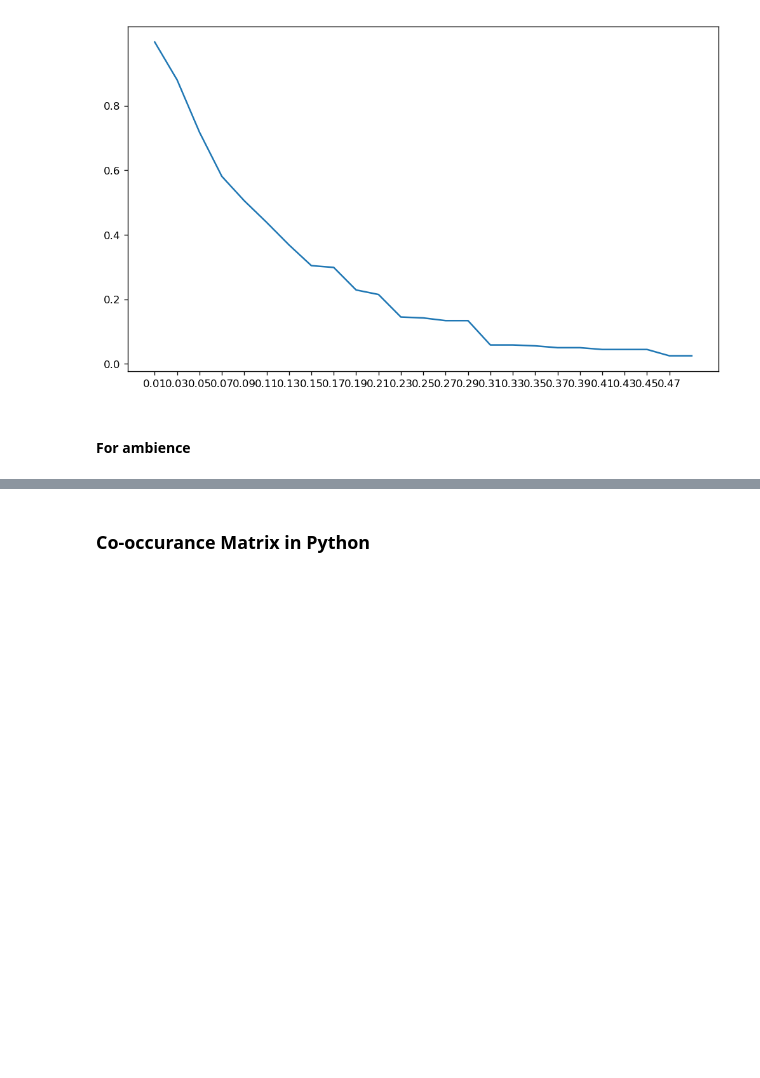
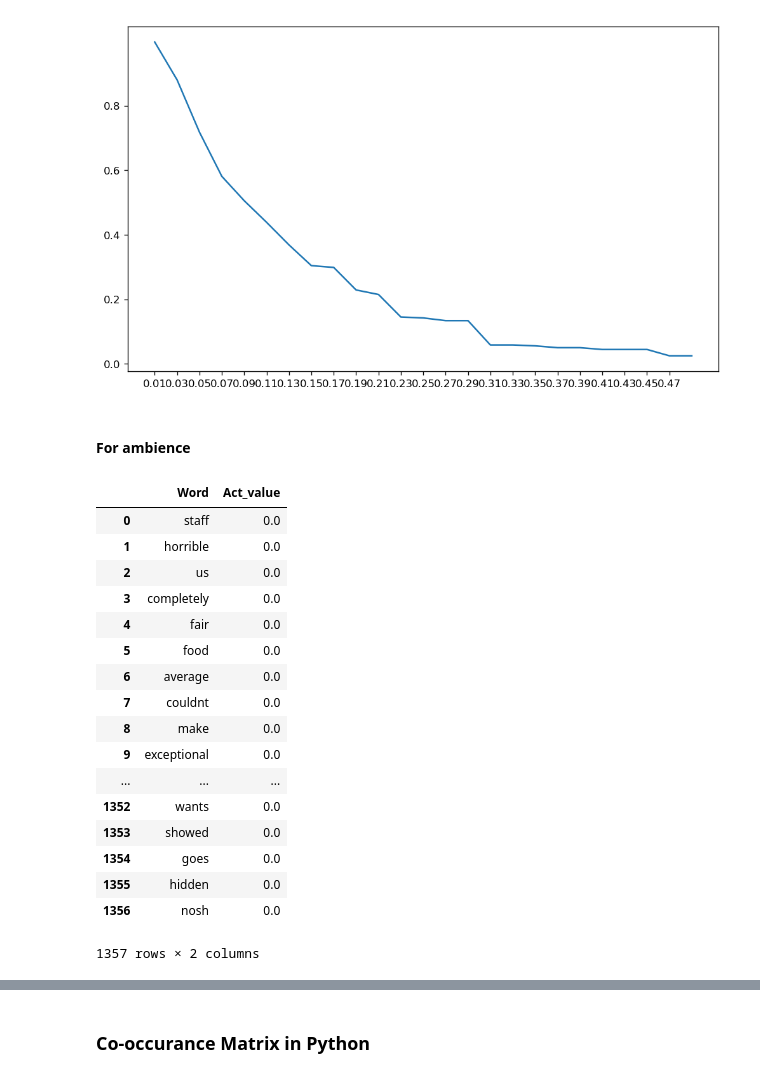
Before and after one commit to JituShinde77/Aspect_Based_Sentiment, a Jupyter notebook: ABSA.ipynb, the cells around one changed output, grey strips where cells are left out. Cells and saved outputs as stored; diff of their text form; code cells hidden in the pictures; blank space fills up the shorter version.

```diff
--- a/ABSA.ipynb
+++ b/ABSA.ipynb
@@ -1627,5 +1627,26 @@ plt.show()
 [figure]
 # %% [markdown]
 #### For ambience
+# %%
+word_data
+# %% [output]
+|  | Word | Act_value |
+| 0 | staff | 0.0 |
+| 1 | horrible | 0.0 |
+| 2 | us | 0.0 |
+| 3 | completely | 0.0 |
+| 4 | fair | 0.0 |
+| 5 | food | 0.0 |
+| 6 | average | 0.0 |
+| 7 | couldnt | 0.0 |
+| 8 | make | 0.0 |
+| 9 | exceptional | 0.0 |
+| ... | ... | ... |
+| 1352 | wants | 0.0 |
+| 1353 | showed | 0.0 |
+| 1354 | goes | 0.0 |
+| 1355 | hidden | 0.0 |
+| 1356 | nosh | 0.0 |
+1357 rows × 2 columns
 # %%
 
```
Also changed, not shown: parts of 4 cells of this notebook.
